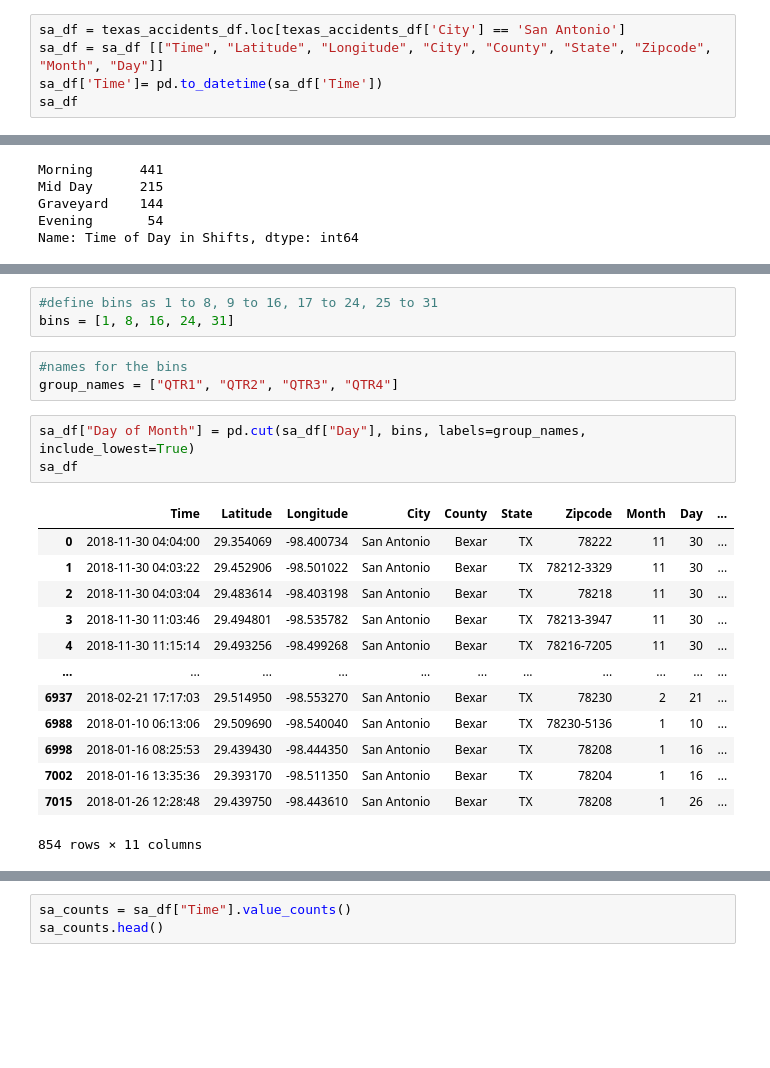
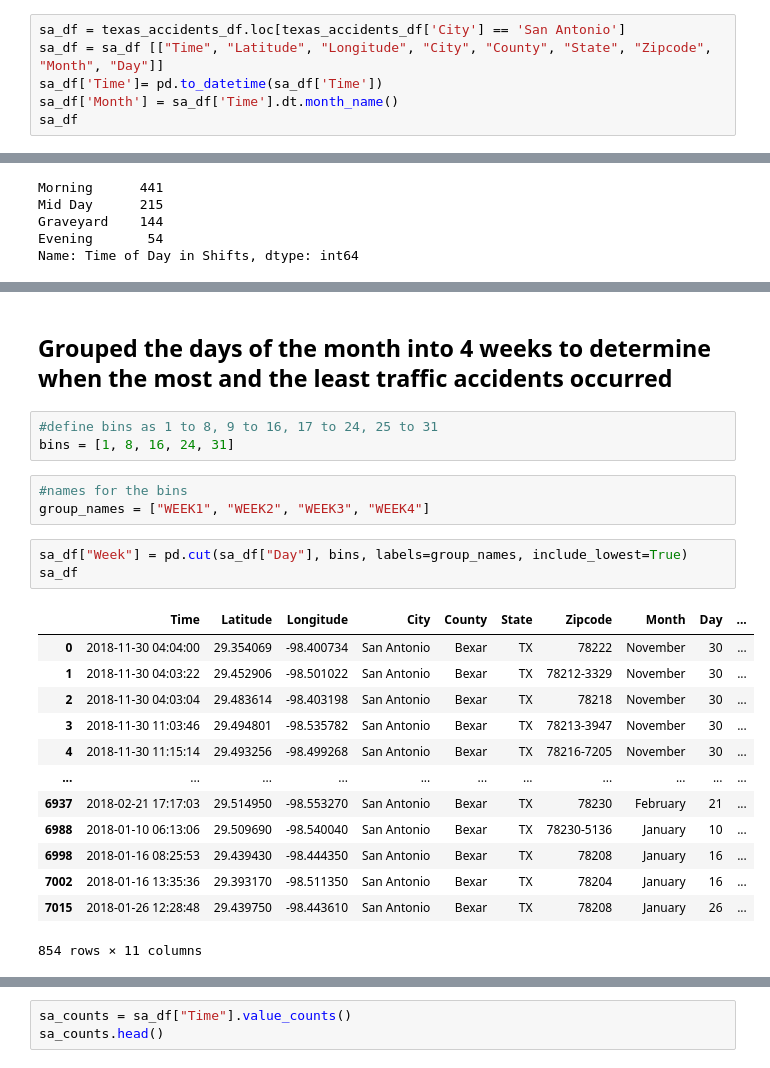
Before and after one commit to Corters22/Traffic_Data_in_San_Antonio, a Jupyter notebook: Question_3/SA_weather_traffic.ipynb, the cells around one changed output, grey strips where cells are left out. Saved outputs shown, nothing was run; the diff lists cells and outputs as text; blank space fills up the shorter version.

```diff
--- a/Question_3/SA_weather_traffic.ipynb
+++ b/Question_3/SA_weather_traffic.ipynb
@@ -43,6 +59,7 @@ print(texas_accidents_df )
 sa_df = texas_accidents_df.loc[texas_accidents_df['City'] == 'San Antonio']
 sa_df = sa_df [["Time", "Latitude", "Longitude", "City", "County", "State", "Zipcode", "Month", "Day"]]
 sa_df['Time']= pd.to_datetime(sa_df['Time'])
+sa_df['Month'] = sa_df['Time'].dt.month_name()
 sa_df
 # %% [output]
 |  | Time | Latitude | Longitude | City | County | State | Zipcode | Month | Day |
@@ -138,23 +165,25 @@ Name: Time, dtype: int64
+# %% [markdown]
+## Grouped the days of the month into 4 weeks to determine when the most and the least traffic accidents occurred
 # %%
 #define bins as 1 to 8, 9 to 16, 17 to 24, 25 to 31
 bins = [1, 8, 16, 24, 31]
 # %%
 #names for the bins
-group_names = ["QTR1", "QTR2", "QTR3", "QTR4"]
+group_names = ["WEEK1", "WEEK2", "WEEK3", "WEEK4"]
 # %%
-sa_df["Day of Month"] = pd.cut(sa_df["Day"], bins, labels=group_names, include_lowest=True)
+sa_df["Week"] = pd.cut(sa_df["Day"], bins, labels=group_names, include_lowest=True)
 sa_df
 # %% [output]
 |  | Time | Latitude | Longitude | City | County | State | Zipcode | Month | Day | ... |
-| 0 | 2018-11-30 04:04:00 | 29.354069 | -98.400734 | San Antonio | Bexar | TX | 78222 | 11 | 30 | ... |
-| 1 | 2018-11-30 04:03:22 | 29.452906 | -98.501022 | San Antonio | Bexar | TX | 78212-3329 | 11 | 30 | ... |
-| 2 | 2018-11-30 04:03:04 | 29.483614 | -98.403198 | San Antonio | Bexar | TX | 78218 | 11 | 30 | ... |
-| 3 | 2018-11-30 11:03:46 | 29.494801 | -98.535782 | San Antonio | Bexar | TX | 78213-3947 | 11 | 30 | ... |
-| 4 | 2018-11-30 11:15:14 | 29.493256 | -98.499268 | San Antonio | Bexar | TX | 78216-7205 | 11 | 30 | ... |
+| 0 | 2018-11-30 04:04:00 | 29.354069 | -98.400734 | San Antonio | Bexar | TX | 78222 | November | 30 | ... |
+| 1 | 2018-11-30 04:03:22 | 29.452906 | -98.501022 | San Antonio | Bexar | TX | 78212-3329 | November | 30 | ... |
+| 2 | 2018-11-30 04:03:04 | 29.483614 | -98.403198 | San Antonio | Bexar | TX | 78218 | November | 30 | ... |
+| 3 | 2018-11-30 11:03:46 | 29.494801 | -98.535782 | San Antonio | Bexar | TX | 78213-3947 | November | 30 | ... |
+| 4 | 2018-11-30 11:15:14 | 29.493256 | -98.499268 | San Antonio | Bexar | TX | 78216-7205 | November | 30 | ... |
 | ... | ... | ... | ... | ... | ... | ... | ... | ... | ... | ... |
-| 6937 | 2018-02-21 17:17:03 | 29.514950 | -98.553270 | San Antonio | Bexar | TX | 78230 | 2 | 21 | ... |
-| 6988 | 2018-01-10 06:13:06 | 29.509690 | -98.540040 | San Antonio | Bexar | TX | 78230-5136 | 1 | 10 | ... |
-| 6998 | 2018-01-16 08:25:53 | 29.439430 | -98.444350 | San Antonio | Bexar | TX | 78208 | 1 | 16 | ... |
-| 7002 | 2018-01-16 13:35:36 | 29.393170 | -98.511350 | San Antonio | Bexar | TX | 78204 | 1 | 16 | ... |
-| 7015 | 2018-01-26 12:28:48 | 29.439750 | -98.443610 | San Antonio | Bexar | TX | 78208 | 1 | 26 | ... |
+| 6937 | 2018-02-21 17:17:03 | 29.514950 | -98.553270 | San Antonio | Bexar | TX | 78230 | February | 21 | ... |
+| 6988 | 2018-01-10 06:13:06 | 29.509690 | -98.540040 | San Antonio | Bexar | TX | 78230-5136 | January | 10 | ... |
+| 6998 | 2018-01-16 08:25:53 | 29.439430 | -98.444350 | San Antonio | Bexar | TX | 78208 | January | 16 | ... |
+| 7002 | 2018-01-16 13:35:36 | 29.393170 | -98.511350 | San Antonio | Bexar | TX | 78204 | January | 16 | ... |
+| 7015 | 2018-01-26 12:28:48 | 29.439750 | -98.443610 | San Antonio | Bexar | TX | 78208 | January | 26 | ... |
 854 rows × 11 columns
```
Also changed, not shown: parts of 24 cells of this notebook, 3 other files.
